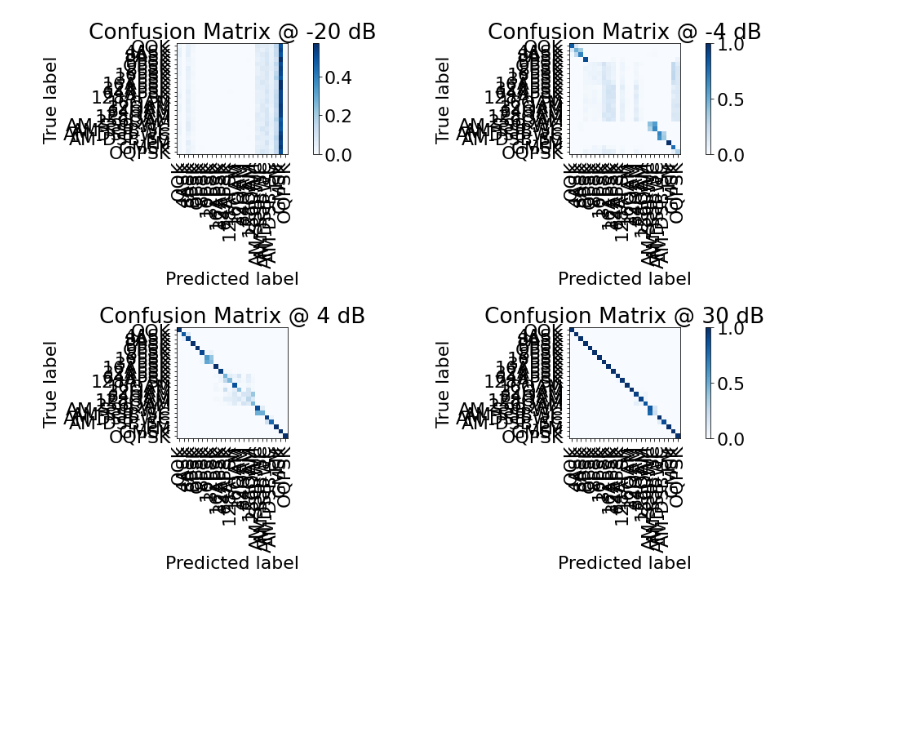
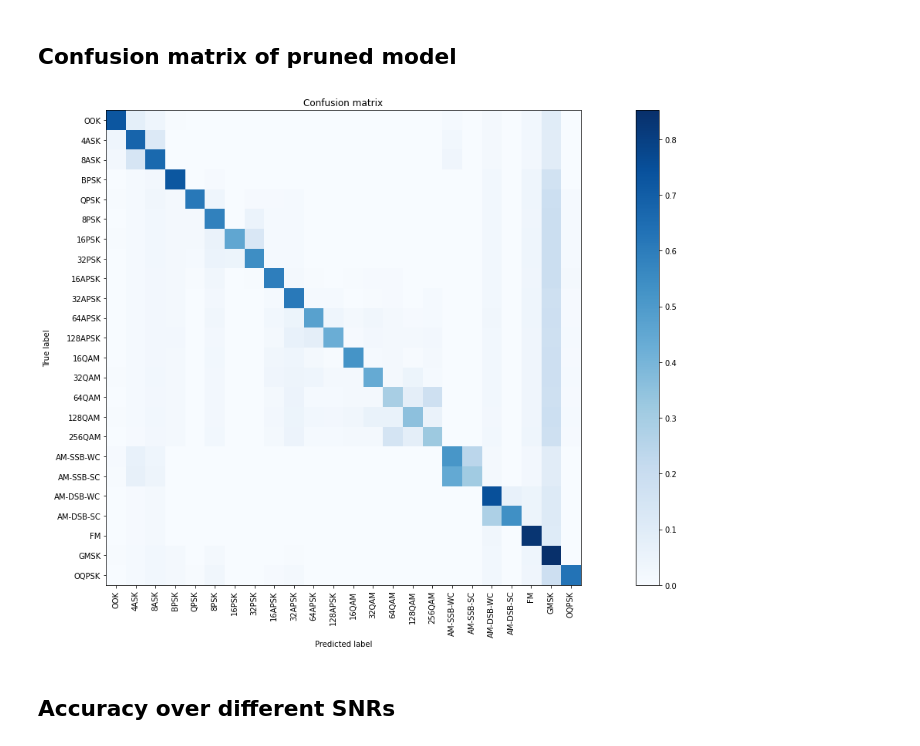
Before and after one commit to ITU-AI-ML-in-5G-Challenge/ITU-ML5G-PS-007-Aaronica, a Jupyter notebook: evaluation.ipynb, the cells around one changed output. Cells and saved outputs as stored; diff of their text form; code cells hidden in the pictures; blank space fills up the shorter version.

```diff
--- a/evaluation.ipynb
+++ b/evaluation.ipynb
@@ -515,18 +107,6 @@ if gpu is not None:
 batch_size = 1024
 dataset = radioml_18_dataset(dataset_path)
 data_loader_test = DataLoader(dataset, batch_size=batch_size, sampler=dataset.test_sampler)
-# %%
-# Plot overall confusion matrix
-def plot_confusion_matrix(cm, title='Confusion matrix', cmap=plt.cm.Blues, labels=[]):
-    plt.imshow(cm, interpolation='nearest', cmap=cmap)
-    plt.title(title)
-    plt.colorbar()
-    tick_marks = np.arange(len(labels))
-    plt.xticks(tick_marks, labels, rotation=90)
-    plt.yticks(tick_marks, labels)
-    plt.tight_layout()
-    plt.ylabel('True label')
-    plt.xlabel('Predicted label')
 # %%
 # Run inference on validation data
 y_exp = np.empty((0))
@@ -758,30 +193,7 @@ for snr in dataset.snr_classes:
-# %%
-# Plot confusion matrices at 4 different SNRs
-snr_to_plot = [-20,-4,+4,+30]
-plt.figure(figsize=(16,10))
-acc_best = []
-for snr in dataset.snr_classes:
-    # extract classes @ SNR
-    indices_snr = (y_snr == snr).nonzero()
-    y_exp_i = y_exp[indices_snr]
-    y_pred_i = y_pred_best[indices_snr]
-
-    conf_v = np.zeros([len(dataset.mod_classes),len(dataset.mod_classes)])
-    confnorm_v = np.zeros([len(dataset.mod_classes),len(dataset.mod_classes)])
-    for i in range(len(y_exp_i)):
-        j = int(y_exp_i[i])
-        k = int(np.argmax(y_pred_i[i,:]))
-        conf_v[j,k] = conf_v[j,k] + 1
-    for i in range(0,len(dataset.mod_classes)):
-        confnorm_v[i,:] = conf_v[i,:] / np.sum(conf_v[i,:])
-
-    if snr in snr_to_plot:
-        plot, = np.where(snr_to_plot == snr)[0]
-        plt.subplot(221+plot)
-        plot_confusion_matrix(confnorm_v, labels=dataset.mod_classes, title="Confusion Matrix @ %d dB"%(snr))
-
-    cor_v = np.sum(np.diag(conf_v))
-    ncor_v = np.sum(conf_v) - cor_v
-    acc_best.append(cor_v/(cor_v+ncor_v))
-# %% [output]
-[figure, removed]
+# %% [markdown]
+## Confusion matrix of pruned model
+# %%
+plt.figure(figsize=(20,10))
+plot_confusion_matrix(confnorm_pruned, labels=dataset.mod_classes)
+# %% [output]
+[figure, added]
@@ -788 +258,3 @@ for snr in dataset.snr_classes:
+# %% [markdown]
+## Accuracy over different SNRs
 # %%
```
Also changed, not shown: parts of 35 cells of this notebook, 18 other files.
